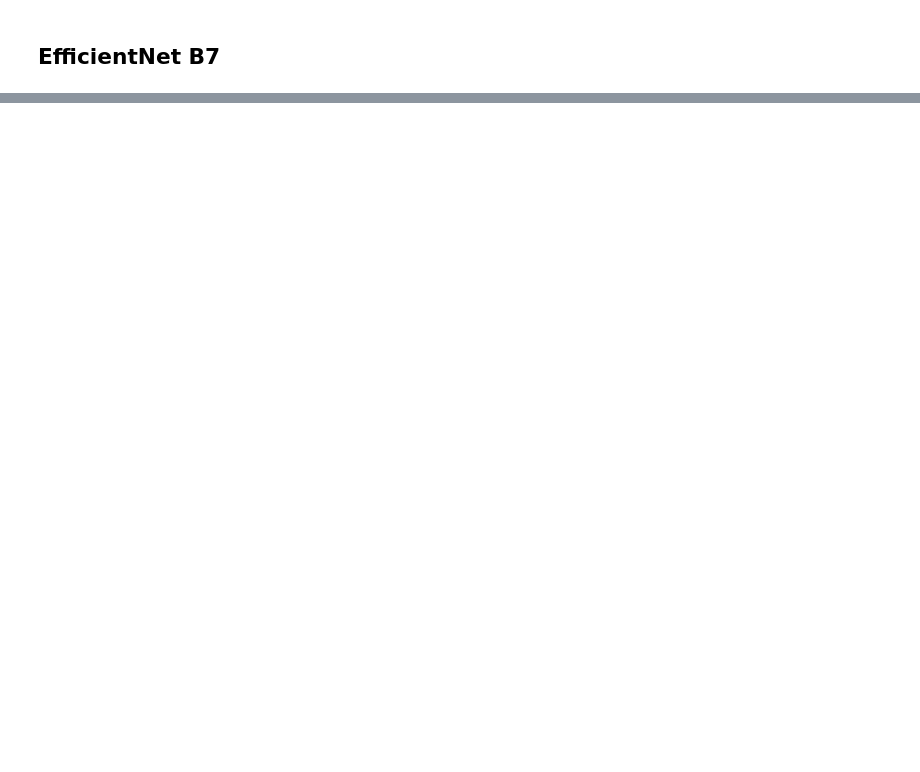
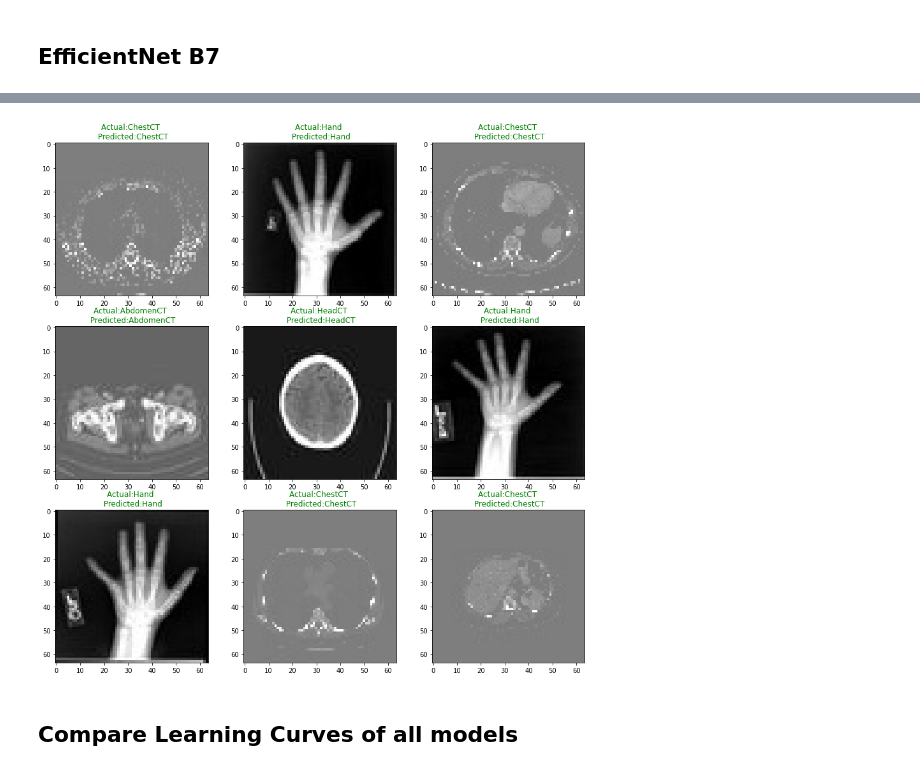
Before and after one commit to splAcharya/Transfer_Learning_Comparision, a Jupyter notebook: transfer_learning_comparision.ipynb, the cells around one changed output, grey strips where cells are left out. Saved outputs shown, nothing was run; the diff lists cells and outputs as text; code cells hidden in the pictures; blank space fills up the shorter version.

```diff
--- a/transfer_learning_comparision.ipynb
+++ b/transfer_learning_comparision.ipynb
@@ -929,0 +946,2 @@ plt.show()
+# %%
+efficientb7_preprocessing = tf.keras.applications.efficientnet.preprocess_input
@@ -929,0 +1010,12 @@ plt.show()
+# %%
+inputs = tf.keras.Input(shape=(IMAGE_SHAPE))
+x = efficientb7_preprocessing(inputs)
+x = base_model_mobilenetv2(x)
+x = tf.keras.layers.GlobalAveragePooling2D()(x)
+outputs = tf.keras.layers.Dense(units=len(class_names),activation='softmax')(x)
+
+model_efficientnetb7 = tf.keras.Model(inputs,outputs)
+# %%
+model_efficientnetb7.compile(optimizer=tf.keras.optimizers.Adam(learning_rate=0.0001),
+                             loss=tf.keras.losses.SparseCategoricalCrossentropy(from_logits=False),
+                             metrics=['accuracy'])
@@ -929,0 +1048,4 @@ plt.show()
+# %%
+history_efficientnetb7 = model_efficientnetb7.fit(train_ds,
+                                                  epochs=5,
+                                                  validation_data=valid_ds)
@@ -929,0 +1097,18 @@ plt.show()
+# %%
+#visualize some results
+image_batch, label_batch = next(iter(test_ds))
+predictions = model_efficientnetb7.predict(image_batch)
+predictions = np.argmax(predictions,axis=1)
+
+fig, ax = plt.subplots(3,3,figsize=(15,15))
+
+for index, a in enumerate(fig.axes):
+  a.imshow(np.array(image_batch[index],dtype=np.uint8))
+  a.title.set_text(f"Actual:{class_names[label_batch[index]]} \n Predicted:{class_names[predictions[index]]}")
+  if predictions[index] == label_batch[index]:
+    a.title.set_color("green")
+  else:
+    a.title.set_color("red")
+
+plt.show()
+# %% [output]
@@ -929,0 +1116,3 @@ plt.show()
+[figure, added]
+# %% [markdown]
+## Compare Learning Curves of all models
```
Also changed, not shown: parts of 65 cells of this notebook.
